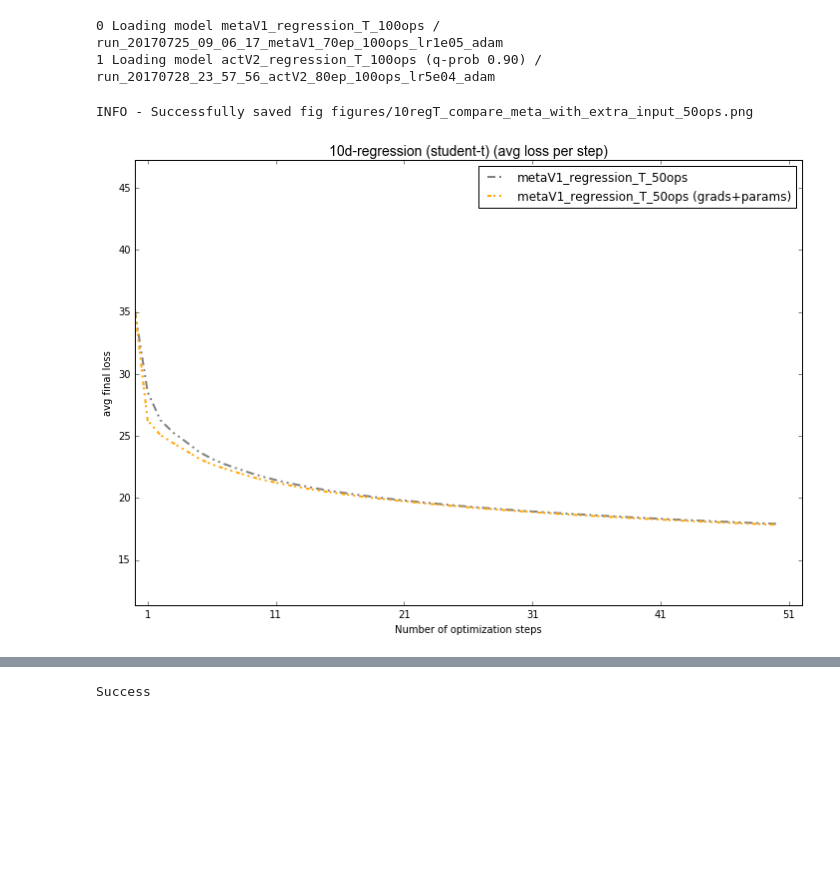
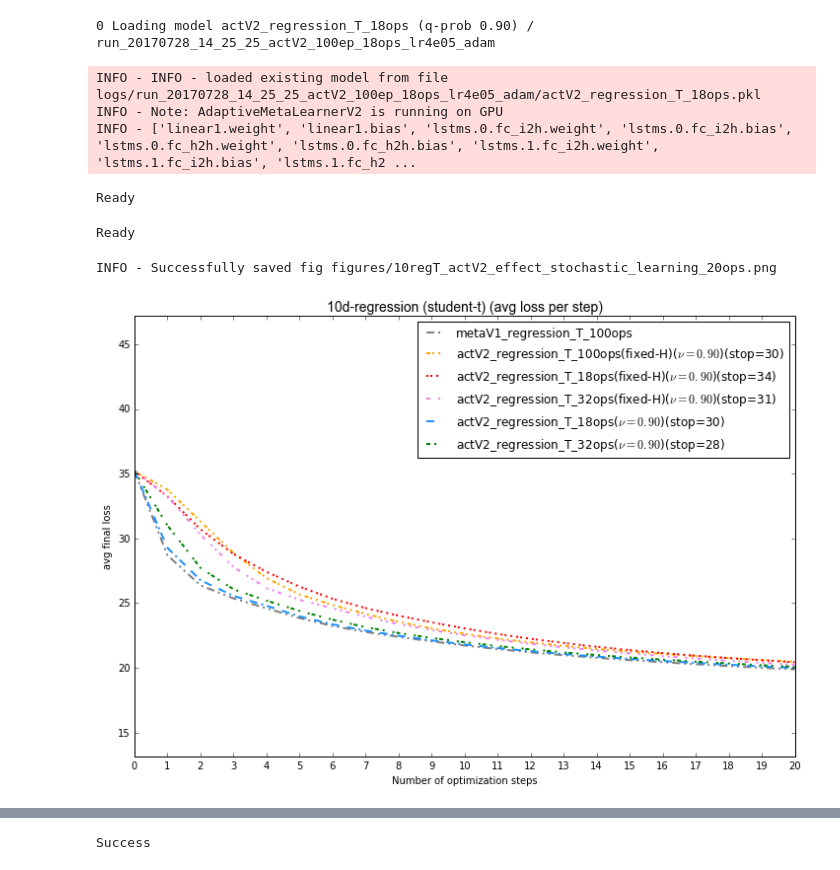
Before and after one commit to toologicbv/meta_learner, a Jupyter notebook: regressionT_results_1.ipynb, the cells around one changed output, grey strips where cells are left out. Cells and saved outputs as stored; diff of their text form; code cells hidden in the pictures; blank space fills up the shorter version.

```diff
--- a/regressionT_results_1.ipynb
+++ b/regressionT_results_1.ipynb
@@ -44,7 +44,9 @@ from utils.regression import RegressionWithStudentT
 %autoreload 2
 # %%
 expers_to_load = [# Meta V1 model regressionT
-                  (True, "run_20170725_09_06_17_metaV1_70ep_100ops_lr1e05_adam"),
+                  (False, "run_20170725_09_06_17_metaV1_70ep_100ops_lr1e05_adam"),
+                  (False, "run_20170730_12_21_52_metaV1_50ep_18ops_lr5e05_adam"), # 18ops
+                  (False, "run_20170730_12_43_30_metaV1_50ep_32ops_lr5e05_adam"), # 32ops
                   (False, "run_20170727_16_15_37_metaV1_40ep_50ops_lr4e05_adam"), # 50ops compare with params+grads
                   (False, "run_20170727_15_57_25_metaV1_40ep_50ops_lr4e05_adam"), # with grads+params as input
                   # Meta V3.2 model - fixed constant weights 1/T
@@ -58,20 +60,21 @@ expers_to_load = [# Meta V1 model regressionT
                   (False, "run_20170724_21_56_14_actV2_70ep_100ops_lr5e05_adam"), # nu=0.1
                   (False, "run_20170724_20_13_19_actV2_70ep_100ops_lr5e05_adam"), # nu=0.3
                   (False, "run_20170724_20_06_17_actV2_70ep_100ops_lr5e05_adam"), # nu=0.6
-                  (True, "run_20170728_23_57_56_actV2_80ep_100ops_lr5e04_adam"), # nu=0.9
-                  (False, "run_20170724_18_09_53_actV2_70ep_100ops_lr5e05_adam"), # nu=0.9
+                  (False, "run_20170730_11_31_54_actV2_100ep_100ops_lr5e05_adam"), # nu=0.9
+                  (False, "run_20170730_16_21_38_actV2_100ep_18ops_lr5e05_adam"), # nu=0.9 and 18ops fixed
+                  (False, "run_20170730_15_40_46_actV2_100ep_32ops_lr5e05_adam"), # nu=0.9 and 32ops fixed
                   # ACT V2 model - stochastic horizon - 18 opt steps
                   (False, "run_20170725_11_47_16_actV2_70ep_18ops_lr4e05_adam"), # nu=0.1
                   (False, "run_20170725_11_37_00_actV2_70ep_18ops_lr4e05_adam"), # nu=0.3
                   (False, "run_20170725_13_03_53_actV2_90ep_18ops_lr4e05_adam"), # nu=0.6
-                  (False, "run_20170728_14_25_25_actV2_100ep_18ops_lr4e05_adam"), # nu=0.9
+                  (True, "run_20170728_14_25_25_actV2_100ep_18ops_lr4e05_adam"), # nu=0.9
                   # ACT V2 model - stochastic horizon - 32 opt steps
                   (False, "run_20170724_22_55_12_actV2_70ep_32ops_lr5e05_adam"), # nu=0.1
                   (False, "run_20170724_17_23_35_actV2_70ep_32ops_lr5e05_adam"), # nu=0.3
                   (False, "run_20170724_17_46_16_actV2_70ep_32ops_lr5e05_adam"), # nu=0.6
                   (False, "run_20170725_08_41_02_actV2_70ep_32ops_lr5e05_adam")] # nu=0.9
 # %%
-without_models = True
+without_models = False
 
 experiments = []
 models = []
@@ -97,22 +100,41 @@ for e, exp_path in enumerate(expers_to_load):
         new_experiments.append(copy.deepcopy(exp))
         new_experiments[-1].reset_val_stats()
 # %% [output]
-0 Loading model metaV1_regression_T_100ops / run_20170725_09_06_17_metaV1_70ep_100ops_lr1e05_adam
-1 Loading model actV2_regression_T_100ops (q-prob 0.90) / run_20170728_23_57_56_actV2_80ep_100ops_lr5e04_adam
+0 Loading model actV2_regression_T_18ops (q-prob 0.90) / run_20170728_14_25_25_actV2_100ep_18ops_lr4e05_adam
+INFO - INFO - loaded existing model from file logs/run_20170728_14_25_25_actV2_100ep_18ops_lr4e05_adam/actV2_regression_T_18ops.pkl
+INFO - Note: AdaptiveMetaLearnerV2 is running on GPU
+INFO - ['linear1.weight', 'linear1.bias', 'lstms.0.fc_i2h.weight', 'lstms.0.fc_i2h.bias', 'lstms.0.fc_h2h.weight', 'lstms.0.fc_h2h.bias', 'lstms.1.fc_i2h.weight', 'lstms.1.fc_i2h.bias', 'lstms.1.fc_h2 ...
+# %%
+del new_experiments
+new_experiments = []
+
+for exper in expers_to_load:
+    if exper[0]:
+        new_experiments.append(get_experiment(path_to_exp=exper[1] + "/" + "exp_statistics_test10000.dll",
+                                              full_path=True))
+print("Ready")
+# %% [output]
+Ready
+# %%
+with open("data/test_regression_T_10000_10_1.0_10.dll", 'rb') as f:
+     test_funcs = dill.load(f)
+print("Ready")
+# %% [output]
+Ready
 # %%
 # new_exp_only = [new_experiments[0], new_experiments[4], new_experiments[8], new_experiments[12]]
-best_val_runs, lowest_value = plot_loss_over_tsteps(experiments, do_show=True,
+best_val_runs, lowest_value = plot_loss_over_tsteps(new_experiments, do_show=True,
                                               do_save=True,
                                               plot_best=False,
-                                              fig_name="10regT_compare_meta_with_extra_input_50ops",
+                                              fig_name="10regT_actV2_effect_stochastic_learning_20ops",
                                               loss_type="loss",
                                               min_step=0,
-                                              max_step=50,
+                                              max_step=20,
                                               sort_exper="10d-regression (student-t)",
                                               log_scale=False,
                                               with_stddev=False,
                                               runID=None)
 # %% [output]
-INFO - Successfully saved fig figures/10regT_compare_meta_with_extra_input_50ops.png
+INFO - Successfully saved fig figures/10regT_actV2_effect_stochastic_learning_20ops.png
-[figure, old version]
+[figure, new version]
 # %%
```
Also changed, not shown: parts of 6 cells of this notebook, 6 other files.
